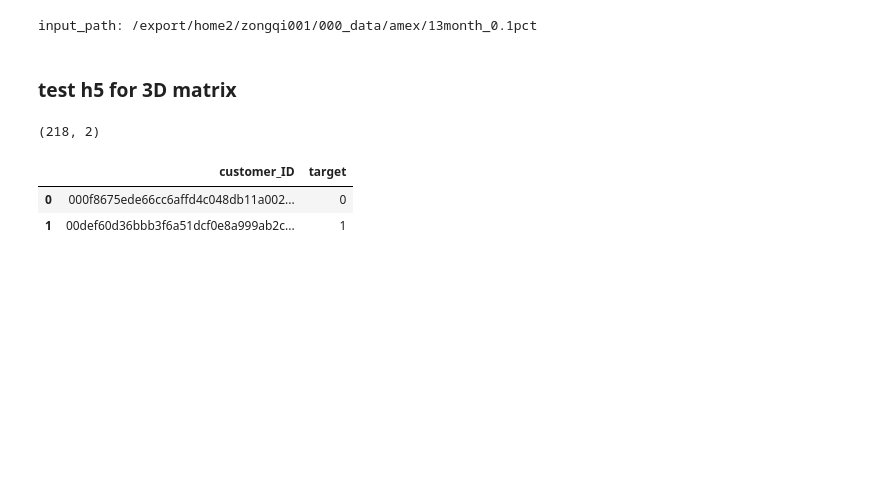
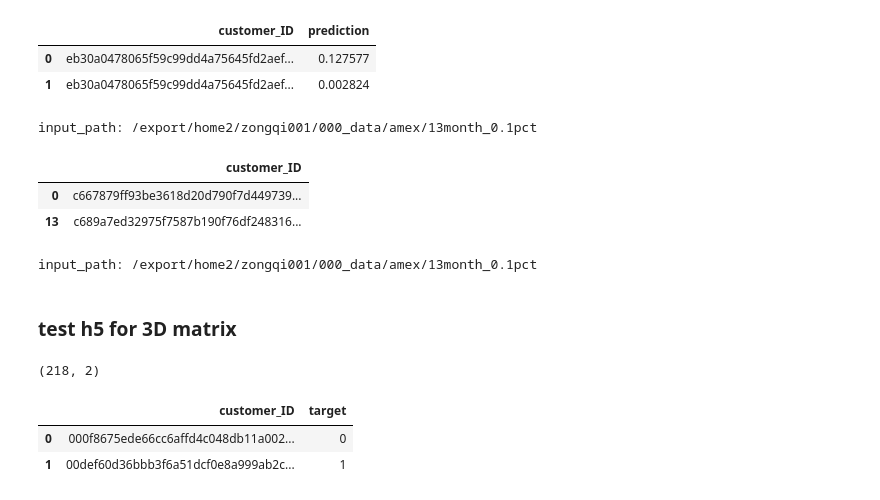
Before and after one commit to hzqn1234/TimeKD, a Jupyter notebook: zq_testing.ipynb, the cells around one changed output. Cells and saved outputs as stored; diff of their text form; code cells hidden in the pictures; blank space fills up the shorter version.

Commit message:
predict on actual test data

```diff
--- a/zq_testing.ipynb
+++ b/zq_testing.ipynb
@@ -149,3 +158,27 @@ import argparse
+# %%
+import pandas as pd
+df = pd.read_csv(f"{model_path}/submission.csv.zip")
+df.head(2)
+# %% [output]
+|  | customer_ID | prediction |
+| 0 | eb30a0478065f59c99dd4a75645fd2aef... | 0.127577 |
+| 1 | eb30a0478065f59c99dd4a75645fd2aef... | 0.002824 |
+# %%
+import pandas as pd
+input_path = '/export/home2/zongqi001/000_data/amex/13month_0.1pct'
+print(f'input_path: {input_path}')
+
+test_series     = pd.read_feather(f'{input_path}/df_nn_series_test.feather')
+test_series_idx = pd.read_feather(f'{input_path}/df_nn_series_idx_test.feather').values
+# %% [output]
+input_path: /export/home2/zongqi001/000_data/amex/13month_0.1pct
+# %%
+sub = test_series[['customer_ID']].iloc[test_series_idx[:, 0]].copy()
+sub.head(2)
+# %% [output]
+|  | customer_ID |
+| 0 | c667879ff93be3618d20d790f7d449739... |
+| 13 | c689a7ed32975f7587b190f76df248316... |
 # %%
 import pandas as pd
 input_path = '/export/home2/zongqi001/000_data/amex/13month_0.1pct'
```
Also changed, not shown: parts of 3 cells of this notebook, 10 other files.
